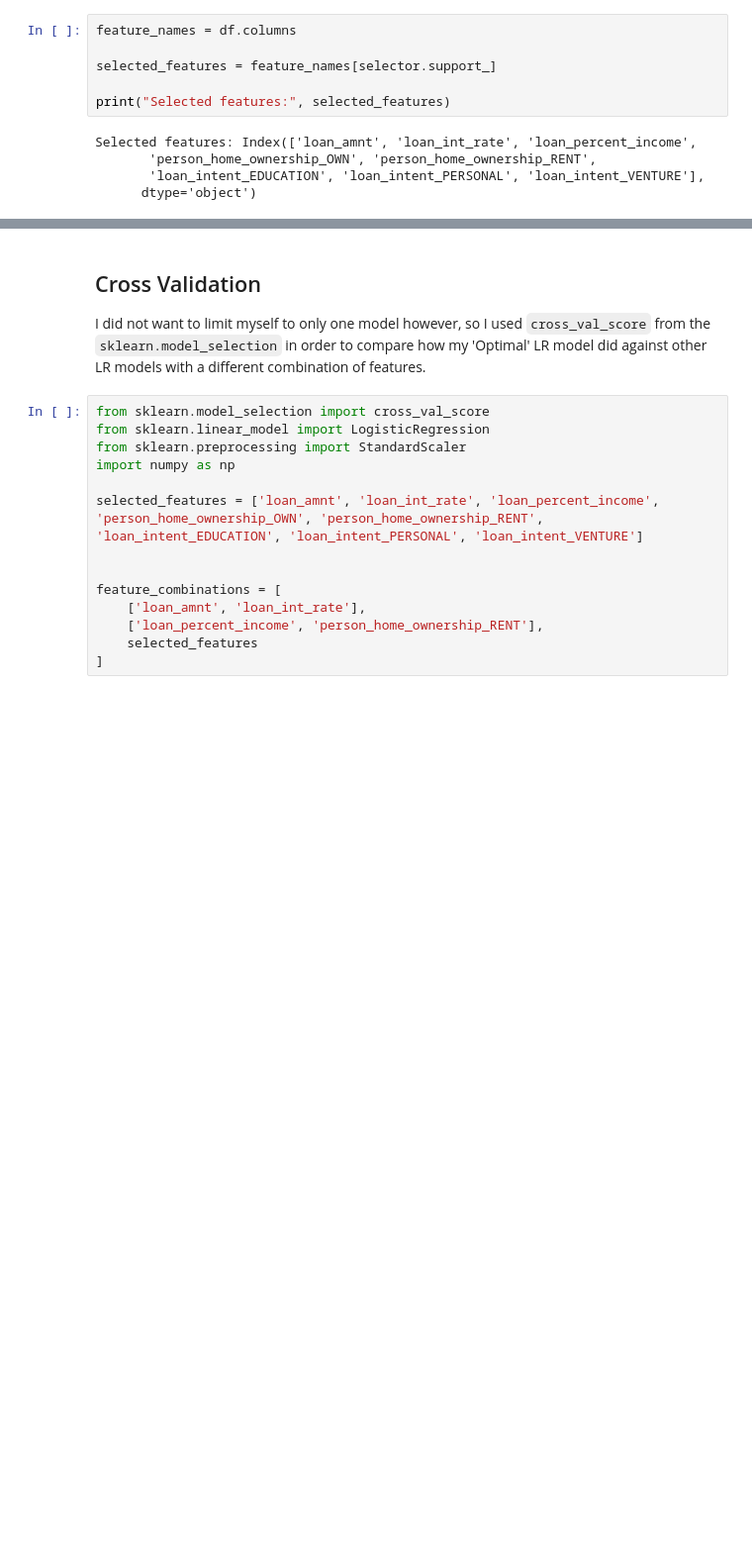
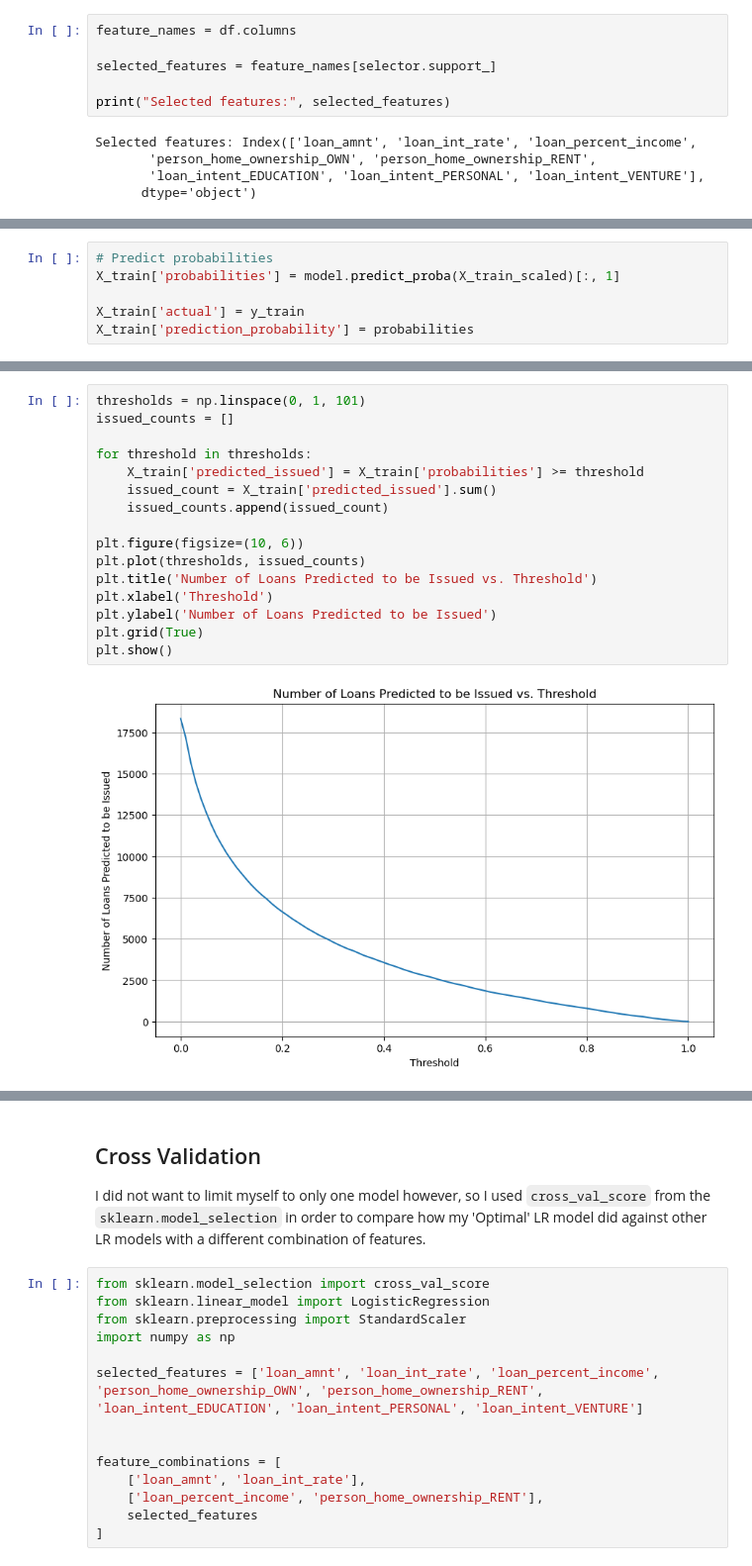
Before and after one commit to ItsDwood/itsdwood.github.io, a Jupyter notebook: posts/New-test-thing-post/index.ipynb, the cells around one changed output, grey strips where cells are left out. Shown at 99% size. Cells and saved outputs as stored; diff of their text form; blank space fills up the shorter version.

```diff
--- a/posts/New-test-thing-post/index.ipynb
+++ b/posts/New-test-thing-post/index.ipynb
@@ -183,0 +184,6 @@ LogisticRegression(max_iter=10000)
+# %%
+# Predict probabilities
+X_train['probabilities'] = model.predict_proba(X_train_scaled)[:, 1]
+
+X_train['actual'] = y_train
+X_train['prediction_probability'] = probabilities
@@ -183,0 +199,18 @@ LogisticRegression(max_iter=10000)
+# %%
+thresholds = np.linspace(0, 1, 101)
+issued_counts = []
+
+for threshold in thresholds:
+    X_train['predicted_issued'] = X_train['probabilities'] >= threshold
+    issued_count = X_train['predicted_issued'].sum()
+    issued_counts.append(issued_count)
+
+plt.figure(figsize=(10, 6))
+plt.plot(thresholds, issued_counts)
+plt.title('Number of Loans Predicted to be Issued vs. Threshold')
+plt.xlabel('Threshold')
+plt.ylabel('Number of Loans Predicted to be Issued')
+plt.grid(True)
+plt.show()
+# %% [output]
+[figure, added]
```
Also changed, not shown: parts of 5 cells of this notebook, 3 other files.
